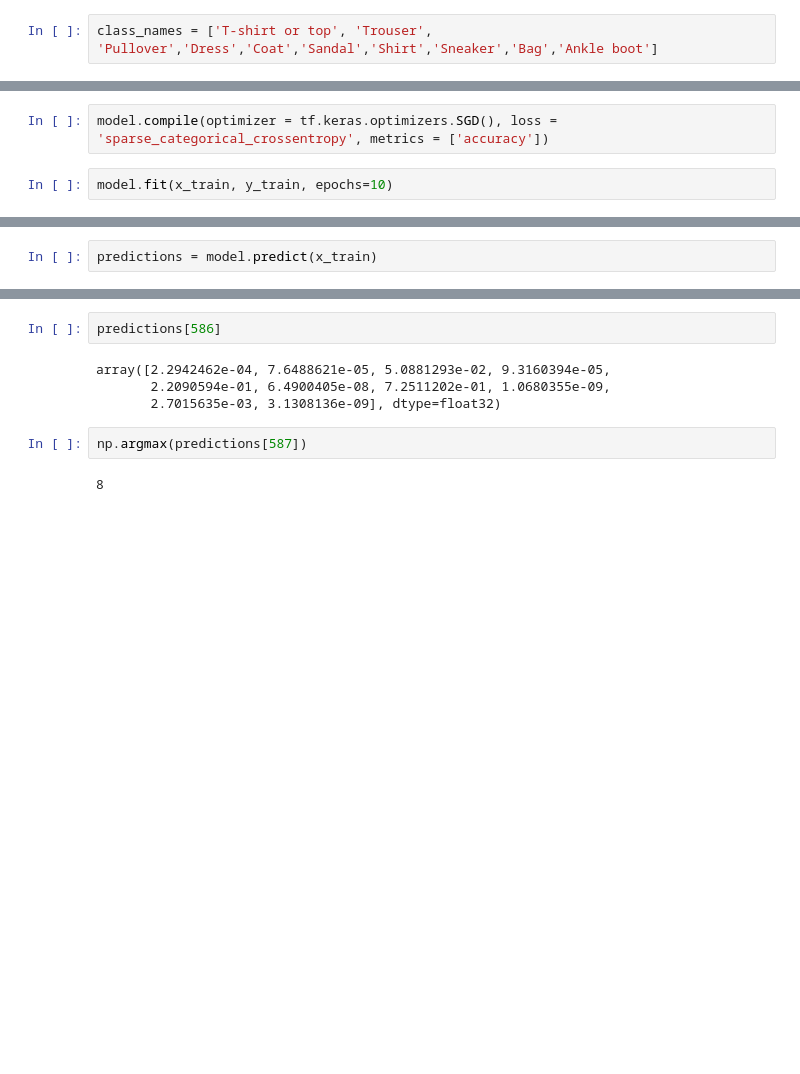
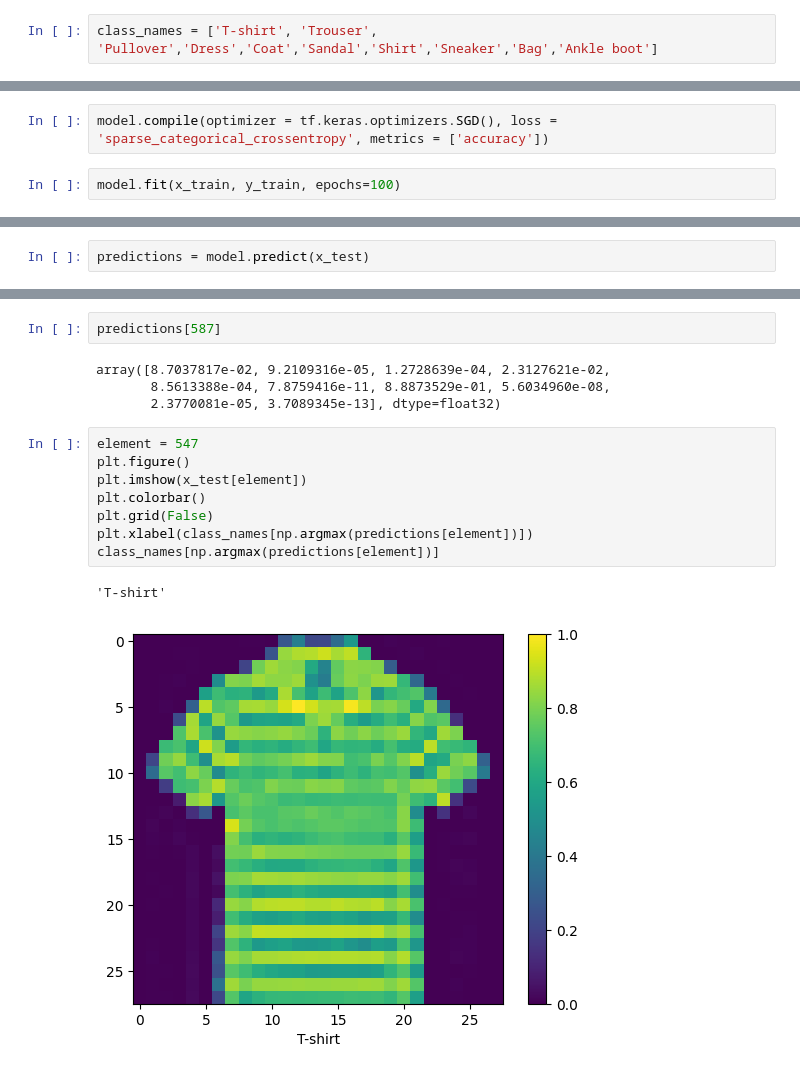
Before and after one commit to kibbbercat/fashion_mnist, a Jupyter notebook: code/main_fashion_mnist.ipynb, the cells around one changed output, grey strips where cells are left out. Saved outputs shown, nothing was run; the diff lists cells and outputs as text; blank space fills up the shorter version.

Commit message:
modified:   code/main_fashion_mnist.ipynb 	modified:   img/output.png 	new file:   img/output_T-shirt.png 	modified:   models/best_model.h5 	modified:   models/best_model.json

```diff
--- a/code/main_fashion_mnist.ipynb
+++ b/code/main_fashion_mnist.ipynb
@@ -9,7 +9,7 @@ from tensorflow.keras.datasets import fashion_mnist
 from tensorflow.keras.models import Sequential
 from tensorflow.keras.layers import Dense, Dropout
 # %%
-class_names = ['T-shirt or top', 'Trouser', 'Pullover','Dress','Coat','Sandal','Shirt','Sneaker','Bag','Ankle boot']
+class_names = ['T-shirt', 'Trouser', 'Pullover','Dress','Coat','Sandal','Shirt','Sneaker','Bag','Ankle boot']
 # %%
 (x_train, y_train), (x_test, y_test) = fashion_mnist.load_data()
 # %%
@@ -41,5 +41,5 @@ model = keras.Sequential([
 # %%
 model.compile(optimizer = tf.keras.optimizers.SGD(), loss = 'sparse_categorical_crossentropy', metrics = ['accuracy'])
 # %%
-model.fit(x_train, y_train, epochs=10)
+model.fit(x_train, y_train, epochs=100)
 # %% [output]
@@ -73,3 +70,3 @@ Test accurasy: 0.858299970626831
 # %%
-predictions = model.predict(x_train)
+predictions = model.predict(x_test)
 # %% [output]
@@ -77,13 +74,20 @@ predictions = model.predict(x_train)
 # %%
-predictions[586]
+predictions[587]
 # %% [output]
-array([2.2942462e-04, 7.6488621e-05, 5.0881293e-02, 9.3160394e-05,
-       2.2090594e-01, 6.4900405e-08, 7.2511202e-01, 1.0680355e-09,
-       2.7015635e-03, 3.1308136e-09], dtype=float32)
+array([8.7037817e-02, 9.2109316e-05, 1.2728639e-04, 2.3127621e-02,
+       8.5613388e-04, 7.8759416e-11, 8.8873529e-01, 5.6034960e-08,
+       2.3770081e-05, 3.7089345e-13], dtype=float32)
-# %%
-np.argmax(predictions[587])
-# %% [output]
-8
+# %%
+element = 547
+plt.figure()
+plt.imshow(x_test[element])
+plt.colorbar()
+plt.grid(False)
+plt.xlabel(class_names[np.argmax(predictions[element])])
+class_names[np.argmax(predictions[element])]
+# %% [output]
+'T-shirt'
+[figure, added]
 # %%
 print("Saving")
 # Сохраняем сеть для последующего использования
```
Also changed, not shown: parts of 4 cells of this notebook, 4 other files.
